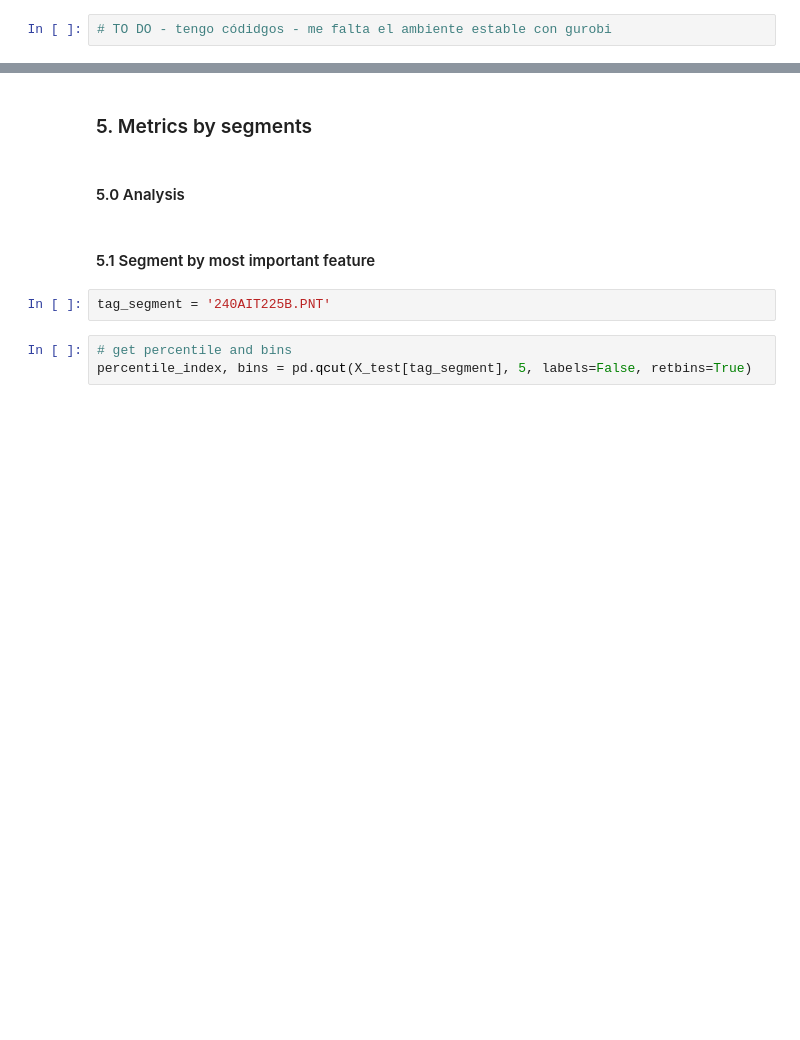
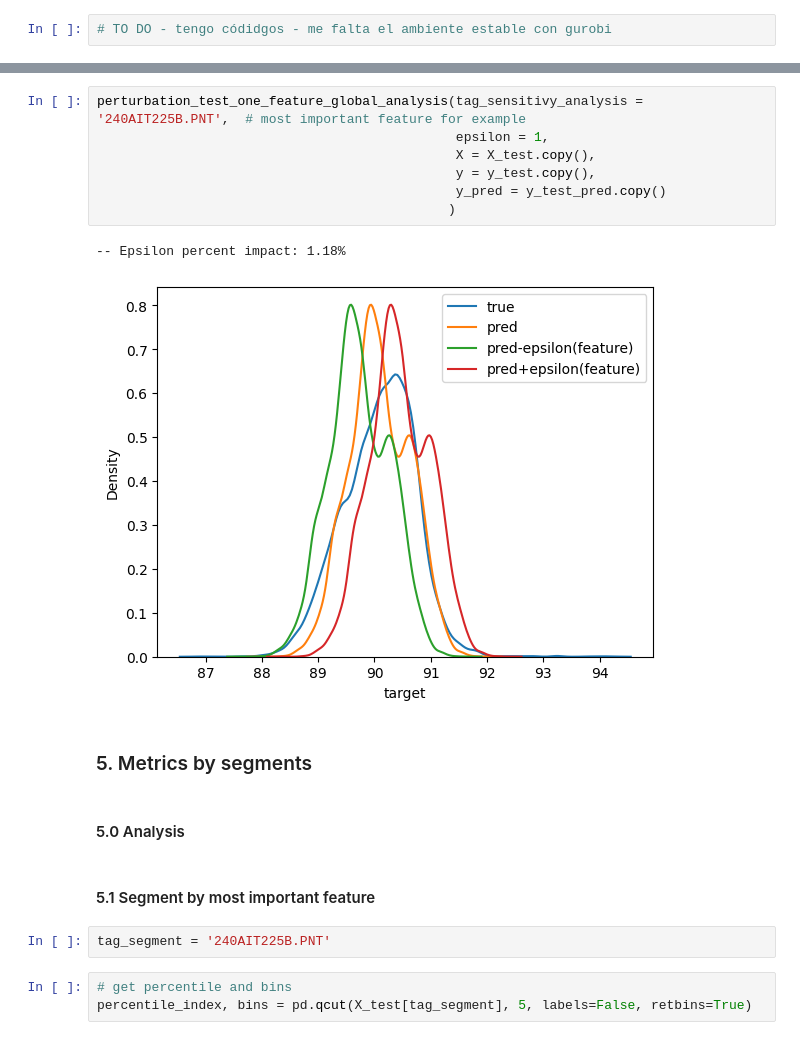
Before and after one commit to joseortegalabra/Optimization-Industrial-Process, a Jupyter notebook: 5_offline_evaluation_ml/2_d1_brillo.ipynb, the cells around one changed output, grey strips where cells are left out. Saved outputs shown, nothing was run; the diff lists cells and outputs as text; blank space fills up the shorter version.

```diff
--- a/5_offline_evaluation_ml/2_d1_brillo.ipynb
+++ b/5_offline_evaluation_ml/2_d1_brillo.ipynb
@@ -594,3 +654,13 @@ Plots utilizando el package SHAP
+# %%
+perturbation_test_one_feature_global_analysis(tag_sensitivy_analysis = '240AIT225B.PNT',  # most important feature for example
+                                              epsilon = 1,
+                                              X = X_test.copy(),
+                                              y = y_test.copy(),
+                                              y_pred = y_test_pred.copy()
+                                             )
+# %% [output]
+-- Epsilon percent impact: 1.18%
+[figure, added]
 # %% [markdown]
 ### 5. Metrics by segments
 # %% [markdown]
```
Also changed, not shown: parts of 7 cells of this notebook, 2 other files.
